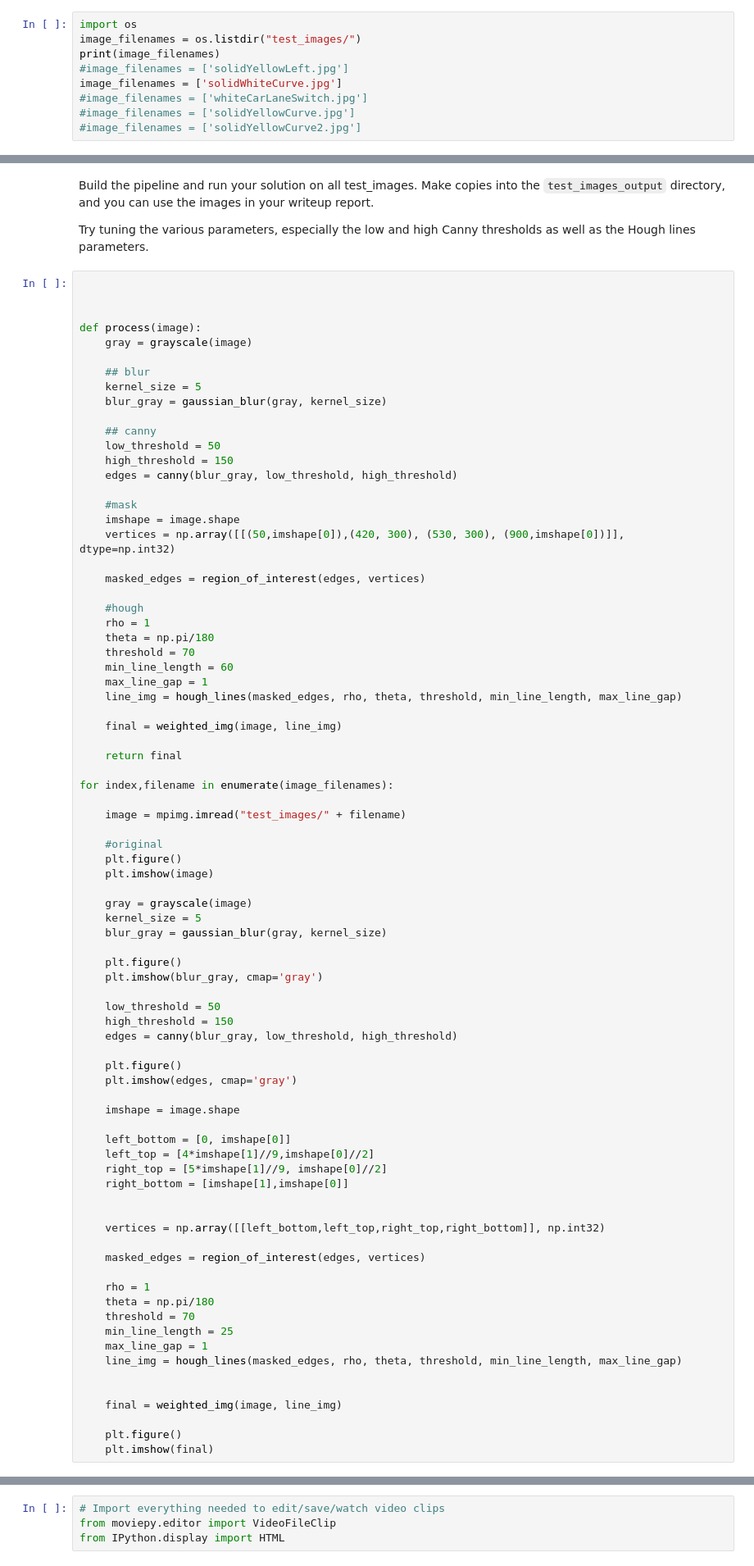
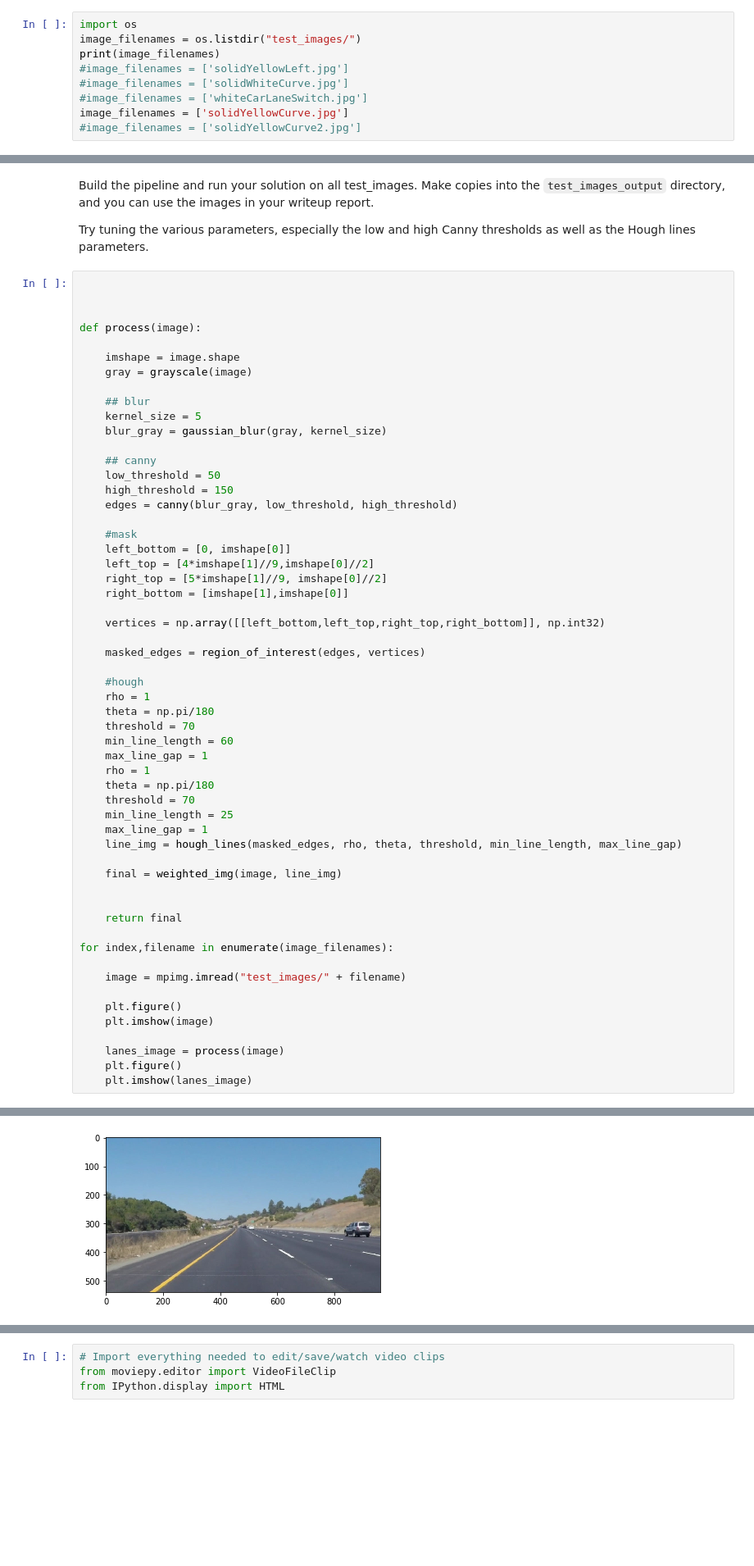
Before and after one commit to flsilves/CarND-LaneLines-P1, a Jupyter notebook: P1.ipynb, the cells around one changed output, grey strips where cells are left out. Shown: that part at 82% size. Drawn from its saved outputs; the diff is of its cells as text; blank space fills up the shorter version.

```diff
--- a/P1.ipynb
+++ b/P1.ipynb
@@ -354,9 +317,9 @@ import os
 image_filenames = os.listdir("test_images/")
 print(image_filenames)
 #image_filenames = ['solidYellowLeft.jpg']
-image_filenames = ['solidWhiteCurve.jpg']
+#image_filenames = ['solidWhiteCurve.jpg']
 #image_filenames = ['whiteCarLaneSwitch.jpg']
-#image_filenames = ['solidYellowCurve.jpg']
+image_filenames = ['solidYellowCurve.jpg']
 #image_filenames = ['solidYellowCurve2.jpg']
 # %% [output]
 ['solidYellowLeft.jpg', 'solidWhiteCurve.jpg', 'whiteCarLaneSwitch.jpg', 'solidYellowCurve.jpg', 'solidWhiteRight.jpg', 'solidYellowCurve2.jpg']
@@ -371,6 +334,8 @@ Try tuning the various parameters, especially the low and high Canny thresholds
 
 
 def process(image):
+
+    imshape = image.shape
     gray = grayscale(image)
 
     ## blur
@@ -383,8 +348,12 @@ def process(image):
     edges = canny(blur_gray, low_threshold, high_threshold)
 
     #mask
-    imshape = image.shape
-    vertices = np.array([[(50,imshape[0]),(420, 300), (530, 300), (900,imshape[0])]], dtype=np.int32)
+    left_bottom = [0, imshape[0]]
+    left_top = [4*imshape[1]//9,imshape[0]//2]
+    right_top = [5*imshape[1]//9, imshape[0]//2]
+    right_bottom = [imshape[1],imshape[0]]
+
+    vertices = np.array([[left_bottom,left_top,right_top,right_bottom]], np.int32)
 
     masked_edges = region_of_interest(edges, vertices)
 
@@ -394,9 +363,15 @@ def process(image):
     threshold = 70
     min_line_length = 60
     max_line_gap = 1
+    rho = 1
+    theta = np.pi/180
+    threshold = 70
+    min_line_length = 25
+    max_line_gap = 1
     line_img = hough_lines(masked_edges, rho, theta, threshold, min_line_length, max_line_gap)
 
     final = weighted_img(image, line_img)
+
 
     return final
 
@@ -404,45 +379,10 @@ for index,filename in enumerate(image_filenames):
 
     image = mpimg.imread("test_images/" + filename)
 
-    #original
     plt.figure()
     plt.imshow(image)
 
-    gray = grayscale(image)
-    kernel_size = 5
-    blur_gray = gaussian_blur(gray, kernel_size)
-
+    lanes_image = process(image)
     plt.figure()
-    plt.imshow(blur_gray, cmap='gray')
-
-    low_threshold = 50
-    high_threshold = 150
-    edges = canny(blur_gray, low_threshold, high_threshold)
-
-    plt.figure()
-    plt.imshow(edges, cmap='gray')
-
-    imshape = image.shape
-
-    left_bottom = [0, imshape[0]]
-    left_top = [4*imshape[1]//9,imshape[0]//2]
-    right_top = [5*imshape[1]//9, imshape[0]//2]
-    right_bottom = [imshape[1],imshape[0]]
-
-
-    vertices = np.array([[left_bottom,left_top,right_top,right_bottom]], np.int32)
-
-    masked_edges = region_of_interest(edges, vertices)
-
-    rho = 1
-    theta = np.pi/180
-    threshold = 70
-    min_line_length = 25
-    max_line_gap = 1
-    line_img = hough_lines(masked_edges, rho, theta, threshold, min_line_length, max_line_gap)
-
-
-    final = weighted_img(image, line_img)
-
-    plt.figure()
-    plt.imshow(final)
+    plt.imshow(lanes_image)
+# %% [output]
@@ -448,0 +398 @@ for index,filename in enumerate(image_filenames):
+[figure, added]
```
Also changed, not shown: parts of 2 cells of this notebook.
